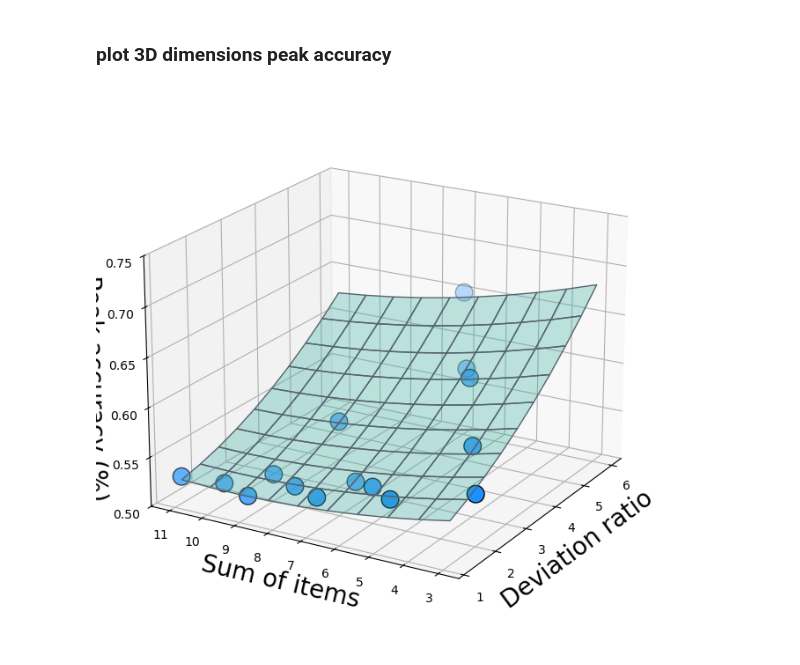
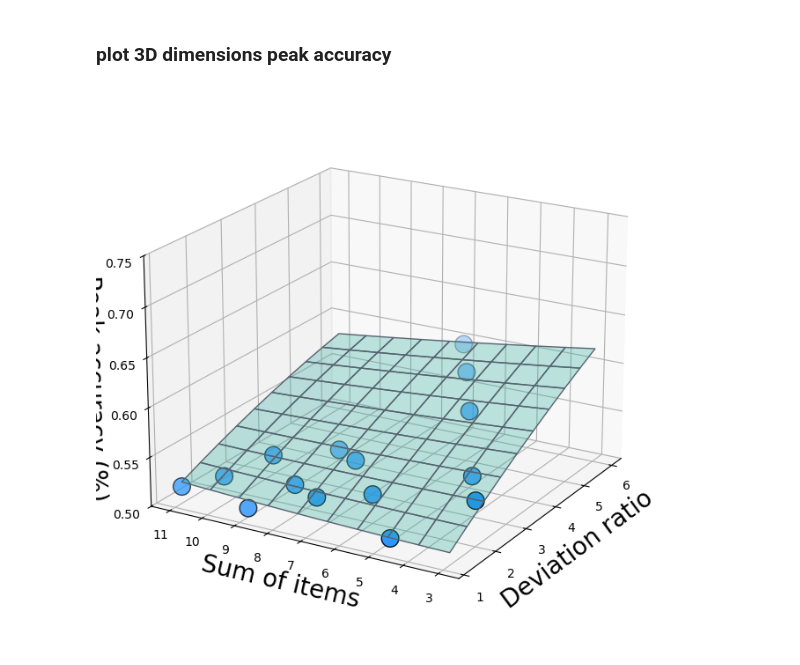
Before and after one commit to KazukiMaruo/2025_MINT, a Jupyter notebook: code/1st-level/3_decoding_visualization.ipynb, the cells around one changed output. Cells and saved outputs as stored; diff of their text form; code cells hidden in the pictures.

```diff
--- a/code/1st-level/3_decoding_visualization.ipynb
+++ b/code/1st-level/3_decoding_visualization.ipynb
@@ -16,9 +16,9 @@ from sklearn.linear_model import LinearRegression
 # %%
 # load data
 # ~~~~~~~~~~~~~~ Parameters
-group = 'baby' # 'adult' or 'baby'
+group = 'adult' # 'adult' or 'baby'
 modality = 'visual' # 'visual' or 'audio'
-subject_number = 1 # specify the subject number
+subject_number = 5 # specify the subject number
 
 # Print out each parameter
 print(f"{group} subject {subject_number}: {modality} data will be visualized")
@@ -225,9 +225,9 @@ deviation_ratios = np.array([pair[1] / pair[0] for pair in numerosity_pairs])  #
 
 # Extract rows 125 to 150, corresponding to 150-200ms, rows 175 to 200, corresponding to 250-300ms
 if group == 'adult':
-    subset = data.iloc[124:150]
+    subset = data.iloc[125:175]
 else:
-    subset = data.iloc[174:200]
+    subset = data.iloc[175:225]
 
 # Compute the maximum for each column
 max_values = subset.max()
@@ -302,6 +302,11 @@ sub_folders = [f for f in os.listdir(path) if os.path.isdir(os.path.join(path, f
 sub_folders_sorted = sorted(sub_folders, key=lambda x: int(re.search(r'\d+', x).group())) # Sort the folders based on the numeric part after "sub-"
 # ~~~~~~~~~~~~~~ Set the working directory ~~~~~~~~~~~~~~
 
+# remove uninterested subjects
+# Names to remove
+names_to_remove = ["sub-01", "sub-02"]
+# Filter out the names to remove
+sub_folders_sorted = [name for name in sub_folders_sorted if name not in names_to_remove]
 
 # initialize empty list
 subject_dfs = []
@@ -451,9 +460,9 @@ deviation_ratios = np.array([pair[1] / pair[0] for pair in numerosity_pairs])  #
 
 # Extract rows 125 to 150, corresponding to 150-200ms
 if group == 'adult':
-    subset = data.iloc[124:150]
+    subset = data.iloc[125:175]
 else:
-    subset = data.iloc[174:200]
+    subset = data.iloc[175:225]
 
 # Compute the maximum for each column
 max_values = subset.max()
@@ -478,31 +487,31 @@ x_range = np.linspace(deviation_ratios.min(), deviation_ratios.max(), 10)
 y_range = np.linspace(total_paired_numerosity.min(), total_paired_numerosity.max(), 10)
 x_grid, y_grid = np.meshgrid(x_range, y_range)
 grid_points = np.column_stack([x_grid.ravel(), y_grid.ravel()])
 grid_poly = poly.transform(grid_points)
 z_grid = model.predict(grid_poly).reshape(x_grid.shape)
 
 # 3D Plot
 fig = plt.figure(figsize=(10, 8))
 ax = fig.add_subplot(111, projection='3d')
 # Plot the nonlinear trend surface
 ax.plot_surface(x_grid, y_grid, z_grid, alpha=0.3, color='turquoise', edgecolors='slategray')
 
 # Scatter plot
 sc = ax.scatter(deviation_ratios, total_paired_numerosity, decoding_accuracy,
                 color='dodgerblue', edgecolors='black', s=200, label='Data Points')
 
 
 # Axis labels
 ax.set_xlabel('Deviation ratio', size=20)
 ax.set_ylabel('Sum of items', size=20)
 ax.set_zlabel('Peak accuracy (%)', size=20)
 ax.set_zlim(0.5, 0.75)
 # Change the viewing angle
 ax.view_init(elev=20, azim=210)  # Set elevation and azimuth (e.g., elev=30, azim=120)
 
 # save the image
 plt.savefig(f"{path}/avg_timeresolved_decoding_3D.png", dpi=300)
 
 plt.show()
 # %% [output]
-[figure, old version]
+[figure, new version]
```
Also changed, not shown: parts of 8 cells of this notebook.
